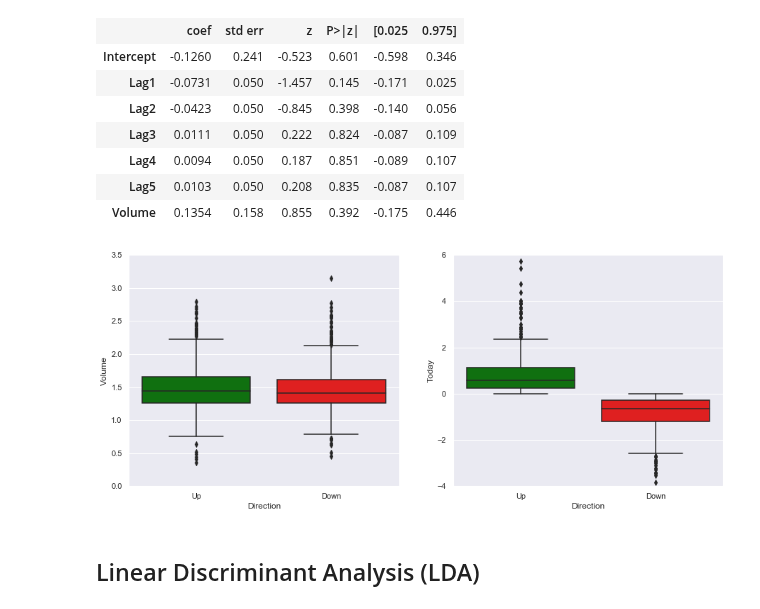
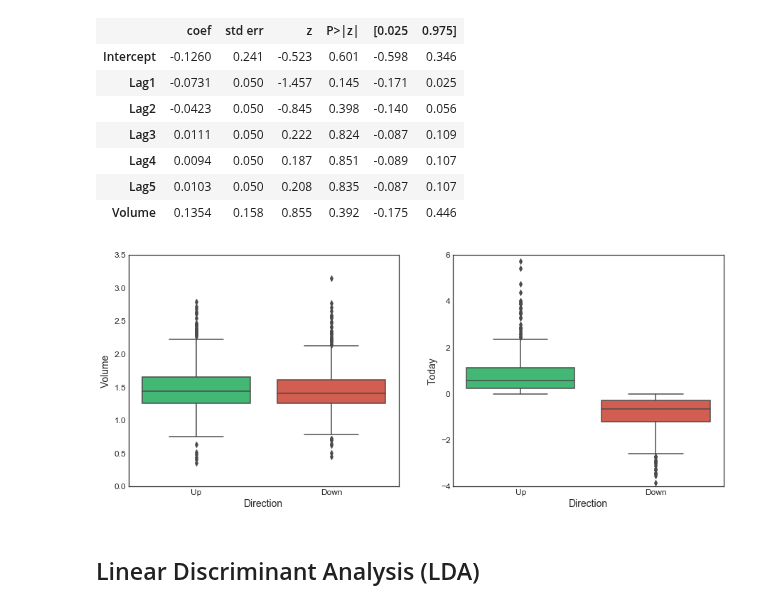
Before and after one commit to HatefDastour/Notes, a Jupyter notebook: Statistical_Learning/A_Comparison_of_Classification_Methods.ipynb, the cells around one changed output. Cells and saved outputs as stored; diff of their text form; code cells hidden in the pictures.

```diff
--- a/Statistical_Learning/A_Comparison_of_Classification_Methods.ipynb
+++ b/Statistical_Learning/A_Comparison_of_Classification_Methods.ipynb
@@ -20,7 +20,8 @@ import statsmodels.formula.api as smf
 import matplotlib.pyplot as plt
 import seaborn as sns
 
-plt.style.use('ggplot')
+sns.set_style('whitegrid')
+plt.style.use('seaborn-white')
 plt.rcParams['axes.labelsize'] = 14
 plt.rcParams['xtick.labelsize'] = 12
 plt.rcParams['ytick.labelsize'] = 12
@@ -108,7 +109,7 @@ df.describe()
 | 75% | 0.596750 | 0.596750 | 0.596750 | 0.596750 | 0.59700 | 1.641675 | 0.596750 |
 | max | 5.733000 | 5.733000 | 5.733000 | 5.733000 | 5.73300 | 3.152470 | 5.733000 |
 # %%
-sns.set(color_codes=True)
+#sns.set(color_codes=True)
 fig, ax = plt.subplots(1,1, figsize=(10,6))
 _ = ax.scatter(np.arange(0,len(df)), df['Volume'])
 _ = ax.set_xlabel('Index', fontsize =14)
@@ -195,12 +196,12 @@ Results.summary().tables[1]
 | Volume | 0.1354 | 0.158 | 0.855 | 0.392 | -0.175 | 0.446 |
 # %%
 fig, (ax1, ax2) = plt.subplots(1,2, figsize=(15,6))
-_ = sns.boxplot('Direction', 'Volume', data=df, orient='v', ax=ax1,  palette={'Up':'green', 'Down':'Red'})
+_ = sns.boxplot('Direction', 'Volume', data=df, orient='v', ax=ax1,  palette={'Up':'#2ecc71', 'Down':'#e74c3c'})
 _ = ax1.set_ylim([0, 3.5])
-_ = sns.boxplot('Direction', 'Today', data=df, orient='v', ax=ax2,  palette={'Up':'green', 'Down':'Red'})
+_ = sns.boxplot('Direction', 'Today', data=df, orient='v', ax=ax2,  palette={'Up':'#2ecc71', 'Down':'#e74c3c'})
 _ = ax2.set_ylim([-4, 6])
 # %% [output]
-[figure, old version]
+[figure, new version]
 # %% [markdown]
 ## Linear Discriminant Analysis (LDA)
 # %% [markdown]
```
Also changed, not shown: parts of 7 cells of this notebook, 9 other files.
